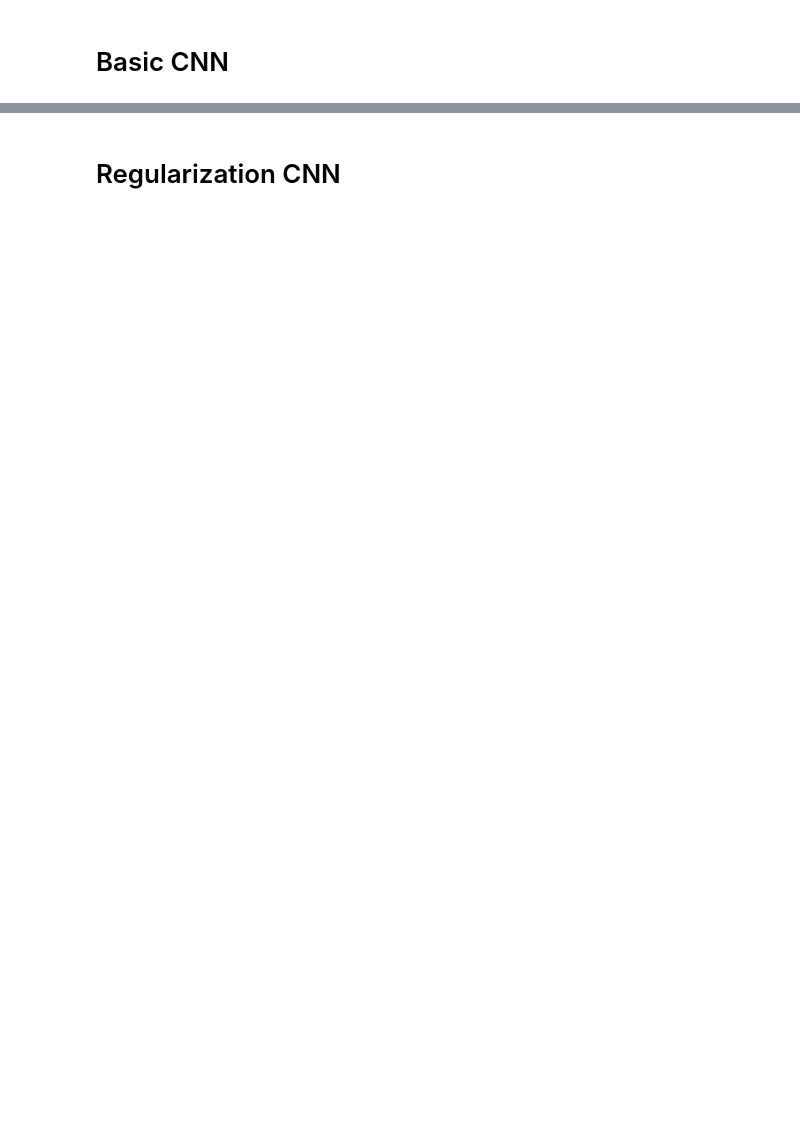
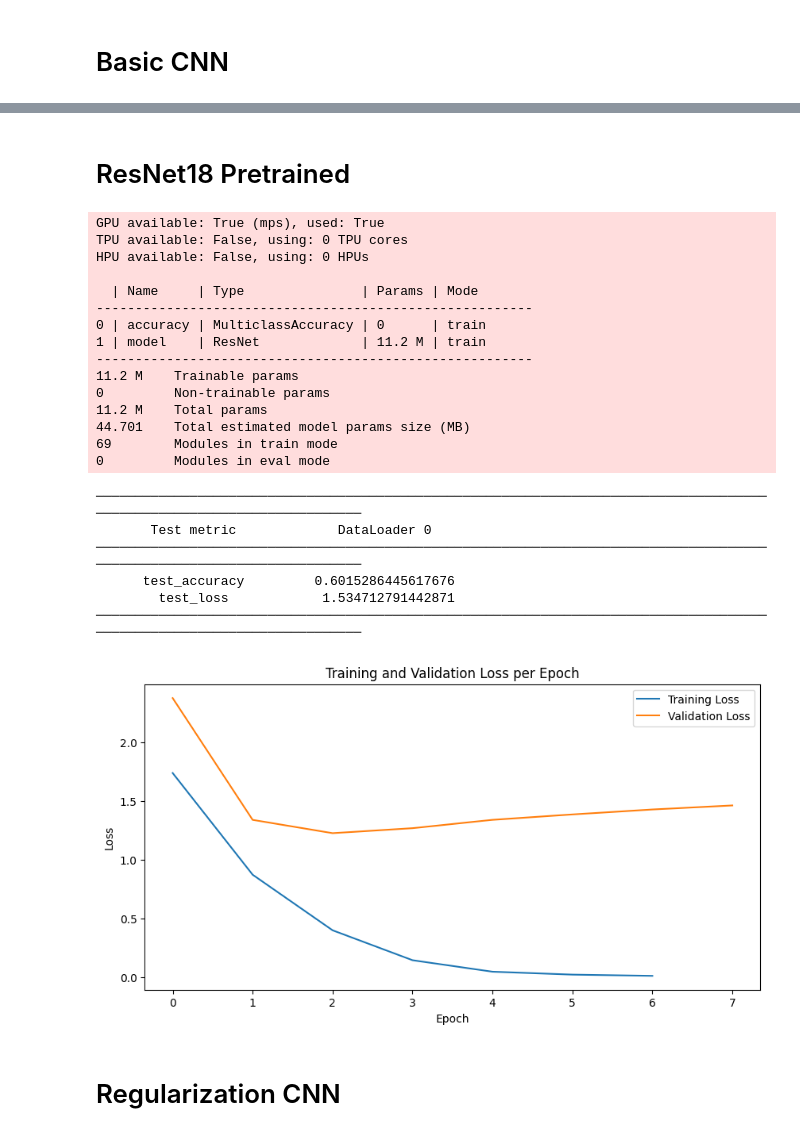
Before and after one commit to ashwin-athappan/CSE6363, a Jupyter notebook: assignments/ml_assignment_4_sol/1002248214.ipynb, the cells around one changed output, grey strips where cells are left out. Drawn from its saved outputs; the diff is of its cells as text; code cells hidden in the pictures; blank space fills up the shorter version.

```diff
--- a/assignments/ml_assignment_4_sol/1002248214.ipynb
+++ b/assignments/ml_assignment_4_sol/1002248214.ipynb
@@ -185,2 +347,82 @@ class ResNet18(L.LightningModule):
+# %% [markdown]
+#  ResNet18 Pretrained
+# %%
+# Prepare the dataset
+train_transforms = transforms.Compose([
+    transforms.CenterCrop(160),
+    transforms.Resize(64),
+    transforms.ToTensor(),
+    transforms.Normalize((0.4914, 0.4822, 0.4465), (0.2470, 0.2435, 0.2616)),
+    transforms.Grayscale()
+])
+
+test_transforms = transforms.Compose([
+    transforms.CenterCrop(160),
+    transforms.Resize(64),
+    transforms.ToTensor(),
+    transforms.Normalize((0.4914, 0.4822, 0.4465), (0.2470, 0.2435, 0.2616)),
+    transforms.Grayscale()
+])
+
+train_dataset = Imagenette("data/imagenette/train/", split="train", size="160px", download=False,
+                           transform=train_transforms)
+
+train_set_size = int(len(train_dataset) * 0.9)
+val_set_size = len(train_dataset) - train_set_size
+
+seed = torch.Generator().manual_seed(42)
+train_dataset, val_dataset = torch.utils.data.random_split(train_dataset, [train_set_size, val_set_size],
+                                                           generator=seed)
+val_dataset.dataset.transform = test_transforms
+
+train_loader = torch.utils.data.DataLoader(train_dataset, batch_size=128, num_workers=8, shuffle=True, persistent_workers=True)
+val_loader = torch.utils.data.DataLoader(val_dataset, batch_size=128, num_workers=8, shuffle=False, persistent_workers=True)
+
+test_dataset = Imagenette("data/imagenette/test/", split="val", size="160px", download=False, transform=test_transforms)
+
+# 🔁 Use pretrained ResNet18, assuming 10 classes in Imagenette
+model = PretrainedResNet18(num_classes=10, freeze_backbone=False)
+
+early_stop_callback = EarlyStopping(
+    monitor="val_loss",
+    mode="min",
+    patience=5
+)
+
+checkpoint_callback = ModelCheckpoint(
+    monitor="val_loss",
+    mode="min"
+)
+
+trainer = L.Trainer(callbacks=[early_stop_callback, checkpoint_callback], max_epochs=50)
+trainer.fit(model=model, train_dataloaders=train_loader, val_dataloaders=val_loader)
+
+test_loader = torch.utils.data.DataLoader(test_dataset, batch_size=256, num_workers=8, shuffle=False, persistent_workers=True)
+trainer.test(model=model, dataloaders=test_loader)
+
+plot_losses(model)
+# %% [output]
+GPU available: True (mps), used: True
+TPU available: False, using: 0 TPU cores
+HPU available: False, using: 0 HPUs
+
+  | Name     | Type               | Params | Mode
+--------------------------------------------------------
+0 | accuracy | MulticlassAccuracy | 0      | train
+1 | model    | ResNet             | 11.2 M | train
+--------------------------------------------------------
+11.2 M    Trainable params
+0         Non-trainable params
+11.2 M    Total params
+44.701    Total estimated model params size (MB)
+69        Modules in train mode
+0         Modules in eval mode
+────────────────────────────────────────────────────────────────────────────────────────────────────────────────────────
+       Test metric             DataLoader 0
+────────────────────────────────────────────────────────────────────────────────────────────────────────────────────────
+      test_accuracy         0.6015286445617676
+        test_loss            1.534712791442871
+────────────────────────────────────────────────────────────────────────────────────────────────────────────────────────
+[figure, added]
 # %% [markdown]
 # Regularization CNN
```
Also changed, not shown: parts of 30 cells of this notebook, 16 other files.
